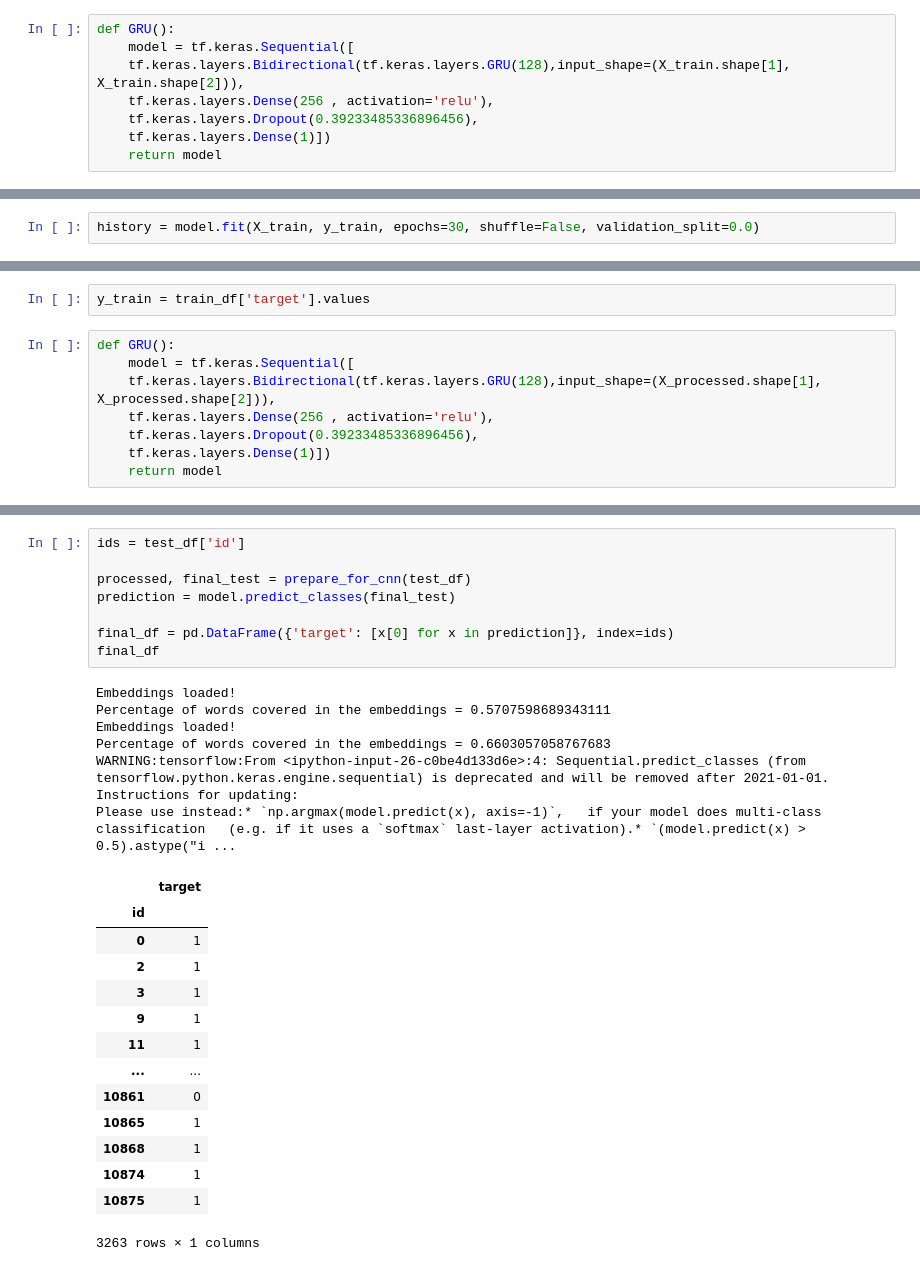
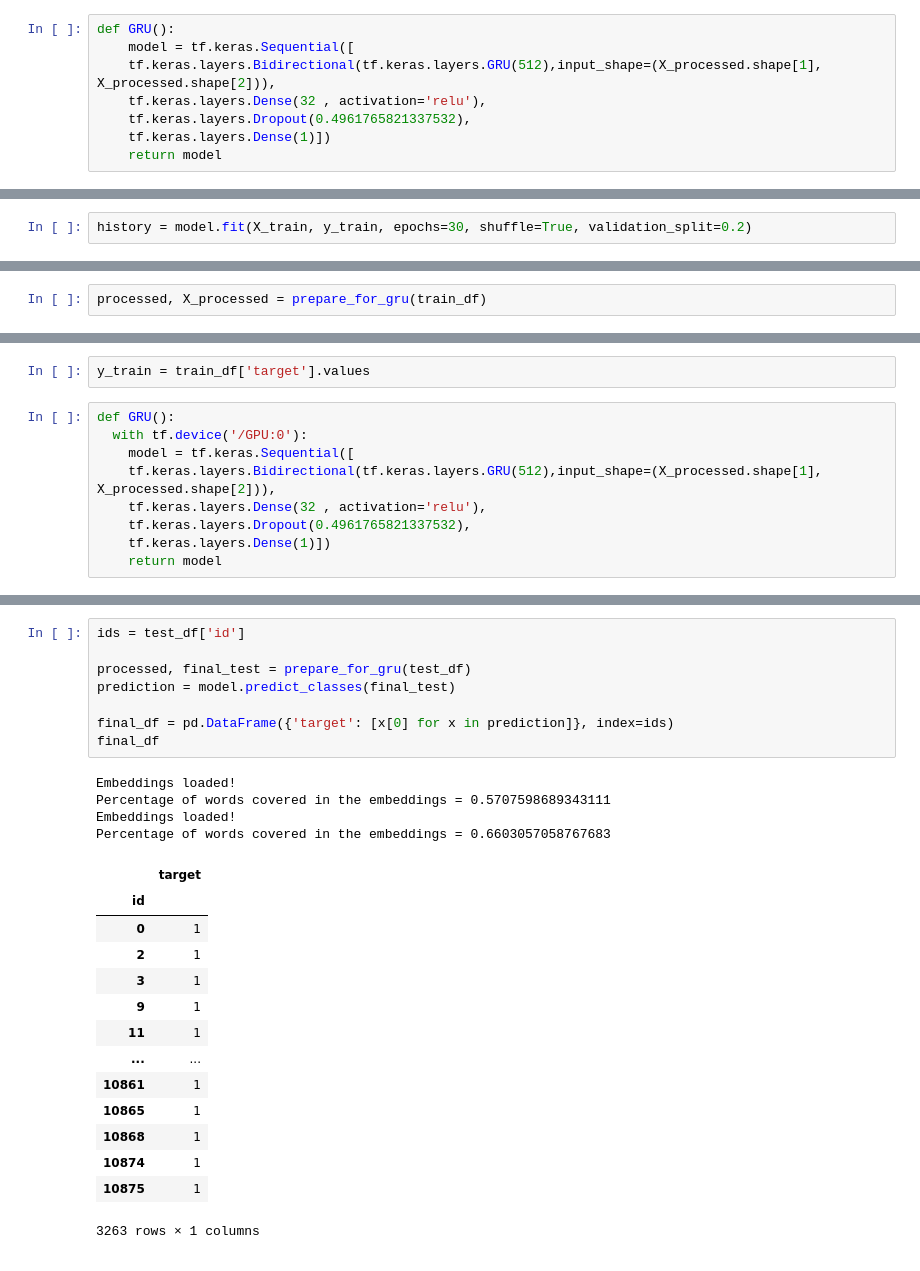
Before and after one commit to maxilevi/tp2-datos, a Jupyter notebook: Modelos/GRU.ipynb, the cells around one changed output, grey strips where cells are left out. Saved outputs shown, nothing was run; the diff lists cells and outputs as text.

Commit message:
finalizo gru

```diff
--- a/Modelos/GRU.ipynb
+++ b/Modelos/GRU.ipynb
@@ -98,9 +78,9 @@ X_train, X_test, y_train, y_test = train_test_split(X_processed,Y,test_size = 0.
 # %%
 def GRU():
     model = tf.keras.Sequential([
-    tf.keras.layers.Bidirectional(tf.keras.layers.GRU(128),input_shape=(X_train.shape[1], X_train.shape[2])),
-    tf.keras.layers.Dense(256 , activation='relu'),
-    tf.keras.layers.Dropout(0.39233485336896456),
+    tf.keras.layers.Bidirectional(tf.keras.layers.GRU(512),input_shape=(X_processed.shape[1], X_processed.shape[2])),
+    tf.keras.layers.Dense(32 , activation='relu'),
+    tf.keras.layers.Dropout(0.4961765821337532),
     tf.keras.layers.Dense(1)])
     return model
 # %%
@@ -129,4 +111,4 @@ _________________________________________________________________
 # %%
-history = model.fit(X_train, y_train, epochs=30, shuffle=False, validation_split=0.0)
+history = model.fit(X_train, y_train, epochs=30, shuffle=True, validation_split=0.2)
 # %% [output]
 Epoch 1/30
@@ -163,0 +311,2 @@ Para kaggle
+# %%
+processed, X_processed = prepare_for_gru(train_df)
@@ -165,10 +319,11 @@ Para kaggle
 y_train = train_df['target'].values
 # %%
 def GRU():
+  with tf.device('/GPU:0'):
     model = tf.keras.Sequential([
-    tf.keras.layers.Bidirectional(tf.keras.layers.GRU(128),input_shape=(X_processed.shape[1], X_processed.shape[2])),
-    tf.keras.layers.Dense(256 , activation='relu'),
-    tf.keras.layers.Dropout(0.39233485336896456),
+    tf.keras.layers.Bidirectional(tf.keras.layers.GRU(512),input_shape=(X_processed.shape[1], X_processed.shape[2])),
+    tf.keras.layers.Dense(32 , activation='relu'),
+    tf.keras.layers.Dropout(0.4961765821337532),
     tf.keras.layers.Dense(1)])
     return model
 # %%
@@ -217,28 +374,25 @@ Epoch 50/50
 # %%
 ids = test_df['id']
 
-processed, final_test = prepare_for_cnn(test_df)
+processed, final_test = prepare_for_gru(test_df)
 prediction = model.predict_classes(final_test)
 
 final_df = pd.DataFrame({'target': [x[0] for x in prediction]}, index=ids)
 final_df
 # %% [output]
 Embeddings loaded!
 Percentage of words covered in the embeddings = 0.5707598689343111
 Embeddings loaded!
 Percentage of words covered in the embeddings = 0.6603057058767683
-WARNING:tensorflow:From <ipython-input-26-c0be4d133d6e>:4: Sequential.predict_classes (from tensorflow.python.keras.engine.sequential) is deprecated and will be removed after 2021-01-01.
-Instructions for updating:
-Please use instead:* `np.argmax(model.predict(x), axis=-1)`,   if your model does multi-class classification   (e.g. if it uses a `softmax` last-layer activation).* `(model.predict(x) > 0.5).astype("i ...
 |  | target |
 | id |  |
 | 0 | 1 |
 | 2 | 1 |
 | 3 | 1 |
 | 9 | 1 |
 | 11 | 1 |
 | ... | ... |
-| 10861 | 0 |
+| 10861 | 1 |
 | 10865 | 1 |
 | 10868 | 1 |
 | 10874 | 1 |
```
Also changed, not shown: parts of 40 cells of this notebook.
